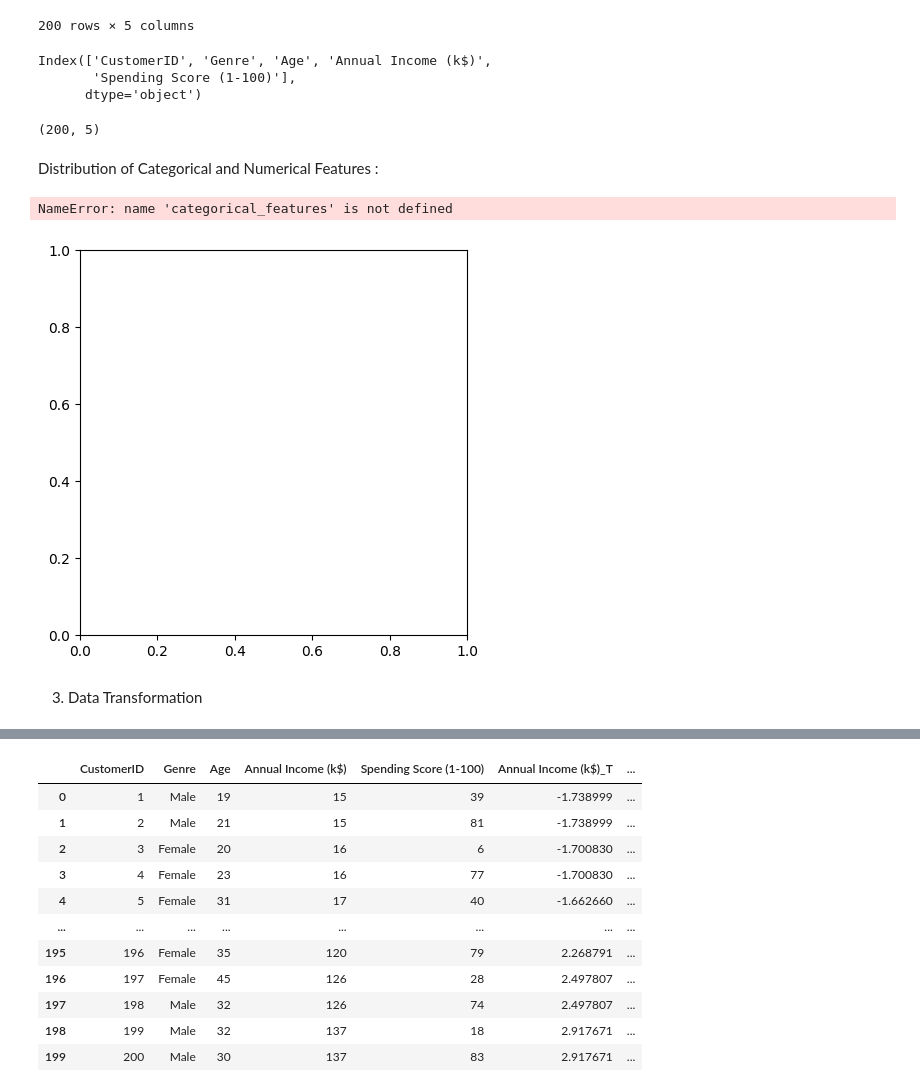
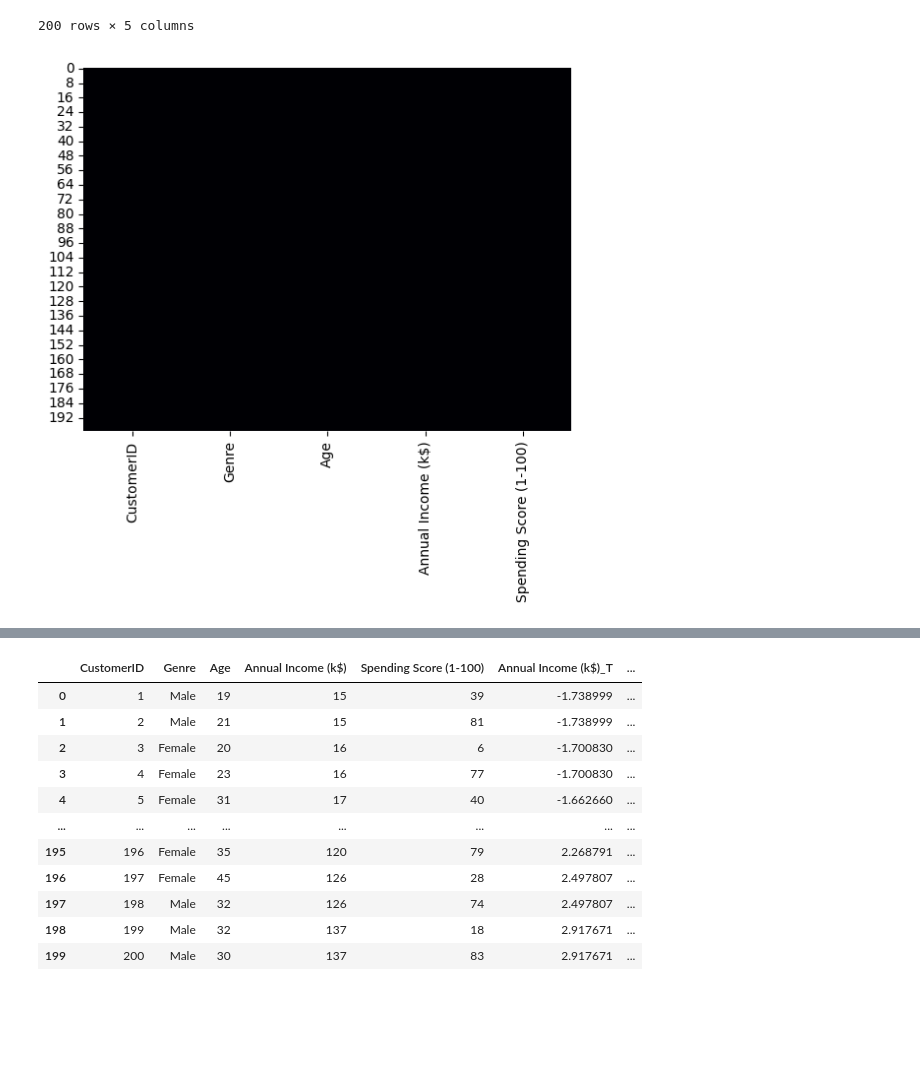
Before and after one commit to Barbracheru/PRODIGY_ML_02, a Jupyter notebook: K_Means_Clustering_Algorithm.ipynb, the cells around one changed output, grey strips where cells are left out. Saved outputs shown, nothing was run; the diff lists cells and outputs as text; code cells hidden in the pictures; blank space fills up the shorter version.

```diff
--- a/K_Means_Clustering_Algorithm.ipynb
+++ b/K_Means_Clustering_Algorithm.ipynb
@@ -88,35 +71,7 @@ df
 | 198 | 199 | Male | 32 | 137 | 18 |
 | 199 | 200 | Male | 30 | 137 | 83 |
 200 rows × 5 columns
-# %%
-df.columns
-# %% [output]
-Index(['CustomerID', 'Genre', 'Age', 'Annual Income (k$)',
-       'Spending Score (1-100)'],
-      dtype='object')
-# %%
-df.shape
-# %% [output]
-(200, 5)
-# %% [markdown]
-Distribution of Categorical and Numerical Features :
-# %%
-fig, ax = plt.subplots(nrows = 1,ncols = 1,figsize = (5,5))
-for i in range(len(categorical_features)):
-    plt.subplot(1,1,i+1)
-    sns.distplot(df1[categorical_features[i]],kde_kws = {'bw' : 1});
-    title = 'Distribution : ' + categorical_features[i]
-    plt.title(title)
-
-fig, ax = plt.subplots(nrows = 2,ncols = 2,figsize = (11,11))
-for i in range(len(numerical_features)):
-    plt.subplot(2,2,i+1)
-    sns.distplot(data[numerical_features[i]],)
-    title = 'Distribution : ' + numerical_features[i]
-    plt.title(title)
-plt.show()
-# %% [output]
-NameError: name 'categorical_features' is not defined
-[figure, removed]
-# %% [markdown]
-3. Data Transformation
+# %%
+sns.heatmap(df.isnull(),cmap = 'magma',cbar = False);
+# %% [output]
+[figure, added]
```
Also changed, not shown: parts of 25 cells of this notebook.
